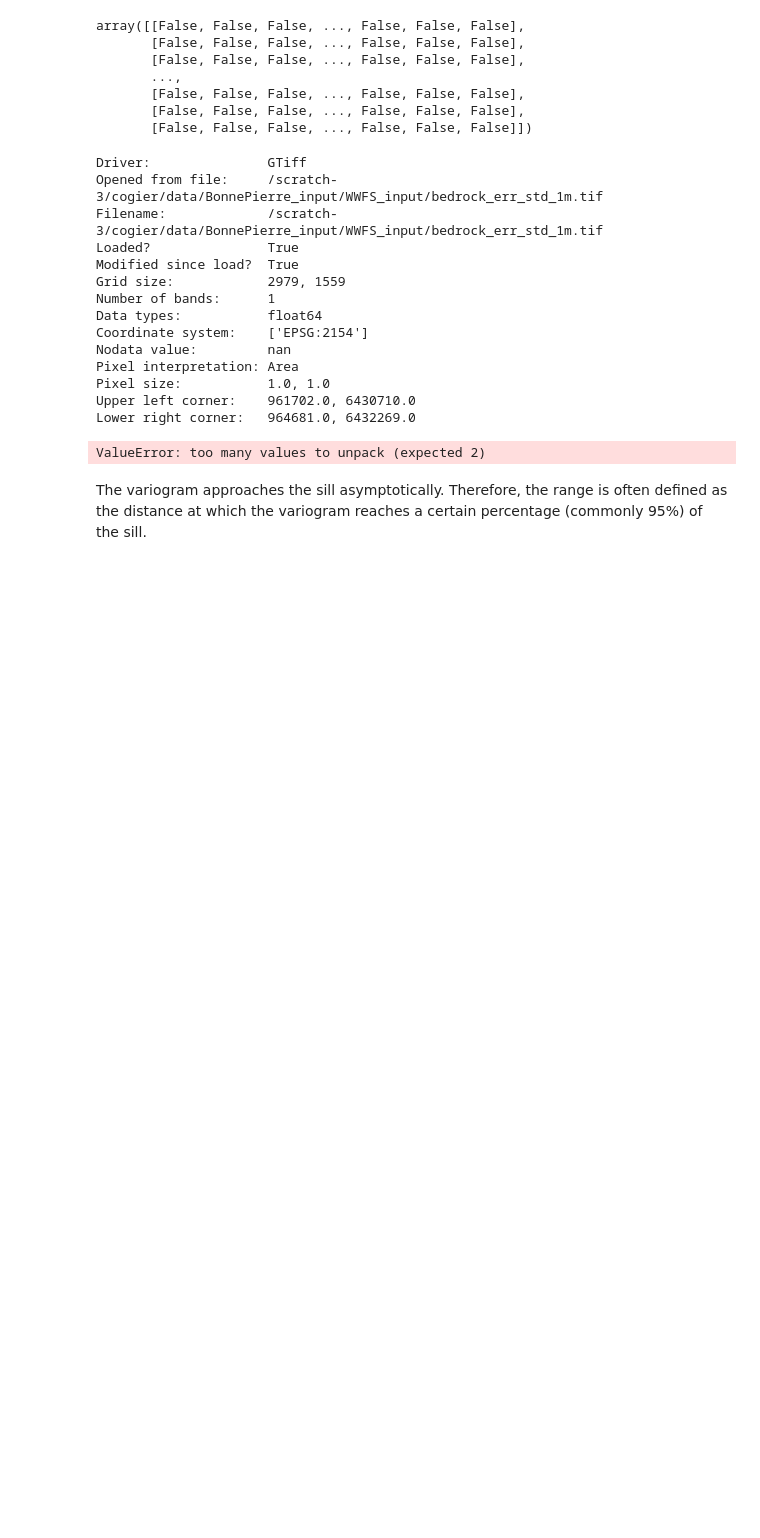
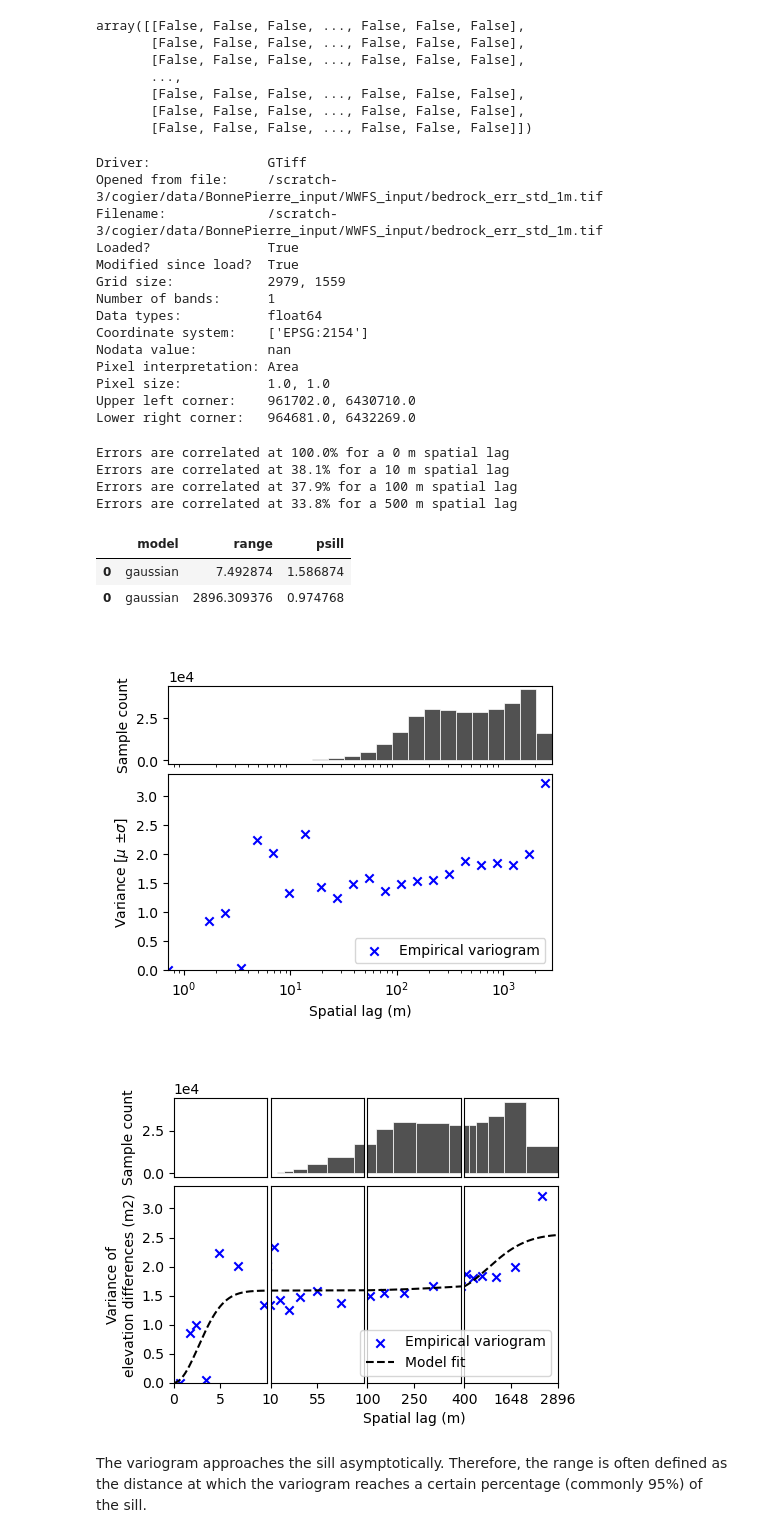
Before and after one commit to christopheogier/bonne_pierre_hydraulic_barriers, a Jupyter notebook: notebooks/DEM_handling.ipynb, the cells around one changed output. Saved outputs shown, nothing was run; the diff lists cells and outputs as text; code cells hidden in the pictures; blank space fills up the shorter version.

```diff
--- a/notebooks/DEM_handling.ipynb
+++ b/notebooks/DEM_handling.ipynb
@@ -180,39 +180,43 @@ Lower right corner:   964681.0, 6432269.0
 (df_empirical_variogram,
     df_model_params,
     spatial_corr_function,
 ) = xdem.spatialstats.infer_spatial_correlation_from_stable(
     dvalues=bed_err_all_std, #bed_err_all_std #bed_glate_plus
     list_models=["Gaussian","Gaussian"],# , "Exponential"?
-    stable_mask=stable_mask,
-    bounds=(
-        [0,     2000,   0.0,   0.0],    # [range1_lower, range2_lower, sill1_lower, sill2_lower]
-        [1000,  5000,   50.0,  50.0]    # [range1_upper, range2_upper, sill1_upper, sill2_upper]
-    )
+    stable_mask=stable_mask
 )
 
 df_empirical_variogram
 for spatial_lag in [0, 10, 100, 500]:
     print(
         "Errors are correlated at {:.1f}% for a {:,.0f} m spatial lag".format(
             spatial_corr_function(spatial_lag) * 100, spatial_lag
         )
     )
 
 xdem.spatialstats.plot_variogram(df_empirical_variogram, xscale="log")
 
 xdem.spatialstats.plot_variogram(
     df=df_empirical_variogram,
     list_fit_fun=[xdem.spatialstats.get_variogram_model_func(df_model_params)],
     xlabel="Spatial lag (m)",
     ylabel="Variance of\nelevation differences (m2)",
     xscale_range_split=[10,100,400]
 )
 
 func = xdem.spatialstats.get_variogram_model_func(df_model_params)
 
 df_model_params
 # %% [output]
-ValueError: too many values to unpack (expected 2)
+Errors are correlated at 100.0% for a 0 m spatial lag
+Errors are correlated at 38.1% for a 10 m spatial lag
+Errors are correlated at 37.9% for a 100 m spatial lag
+Errors are correlated at 33.8% for a 500 m spatial lag
+|  | model | range | psill |
+| 0 | gaussian | 7.492874 | 1.586874 |
+| 0 | gaussian | 2896.309376 | 0.974768 |
+[figure, added]
+[figure, added]
 # %% [markdown]
 The variogram approaches the sill asymptotically. Therefore, the range is often defined as the distance at which the variogram reaches a certain percentage (commonly 95%) of the sill.
 # %%
```
Also changed, not shown: 1 other file.
